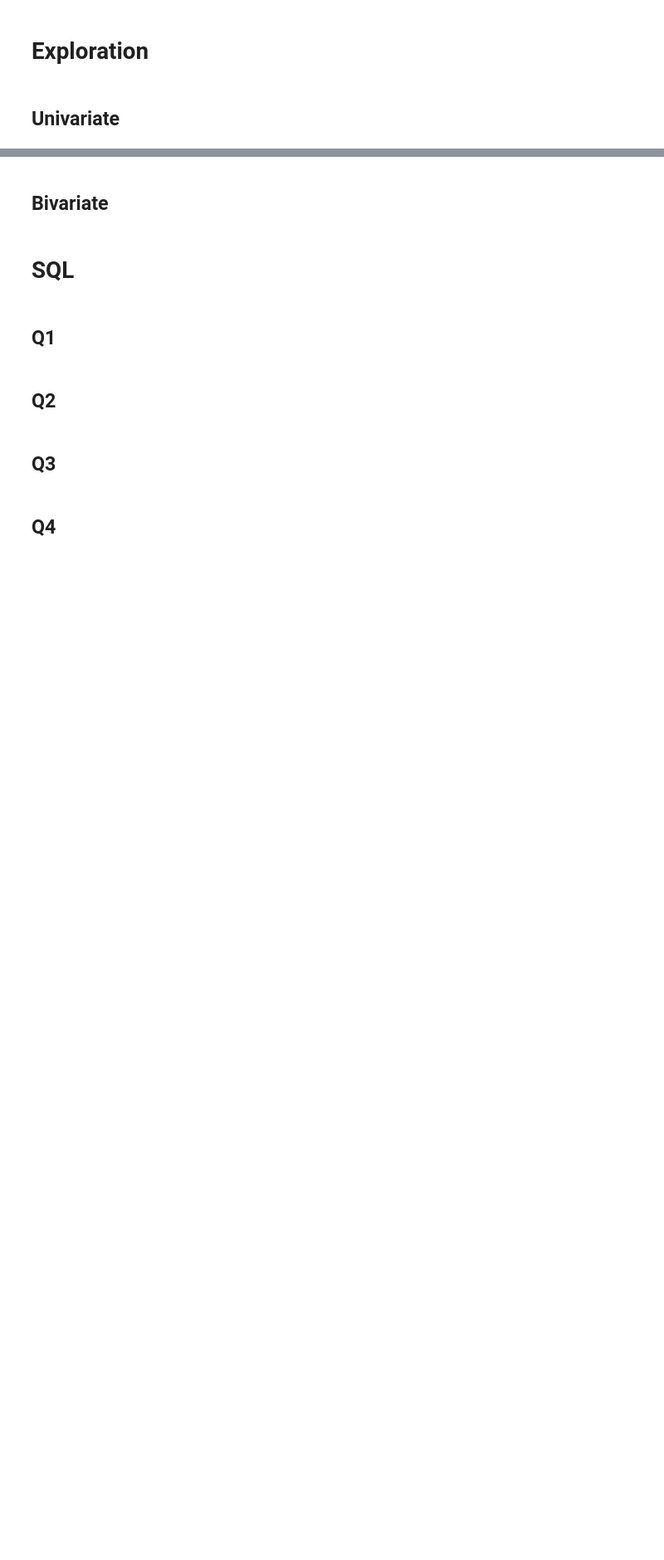
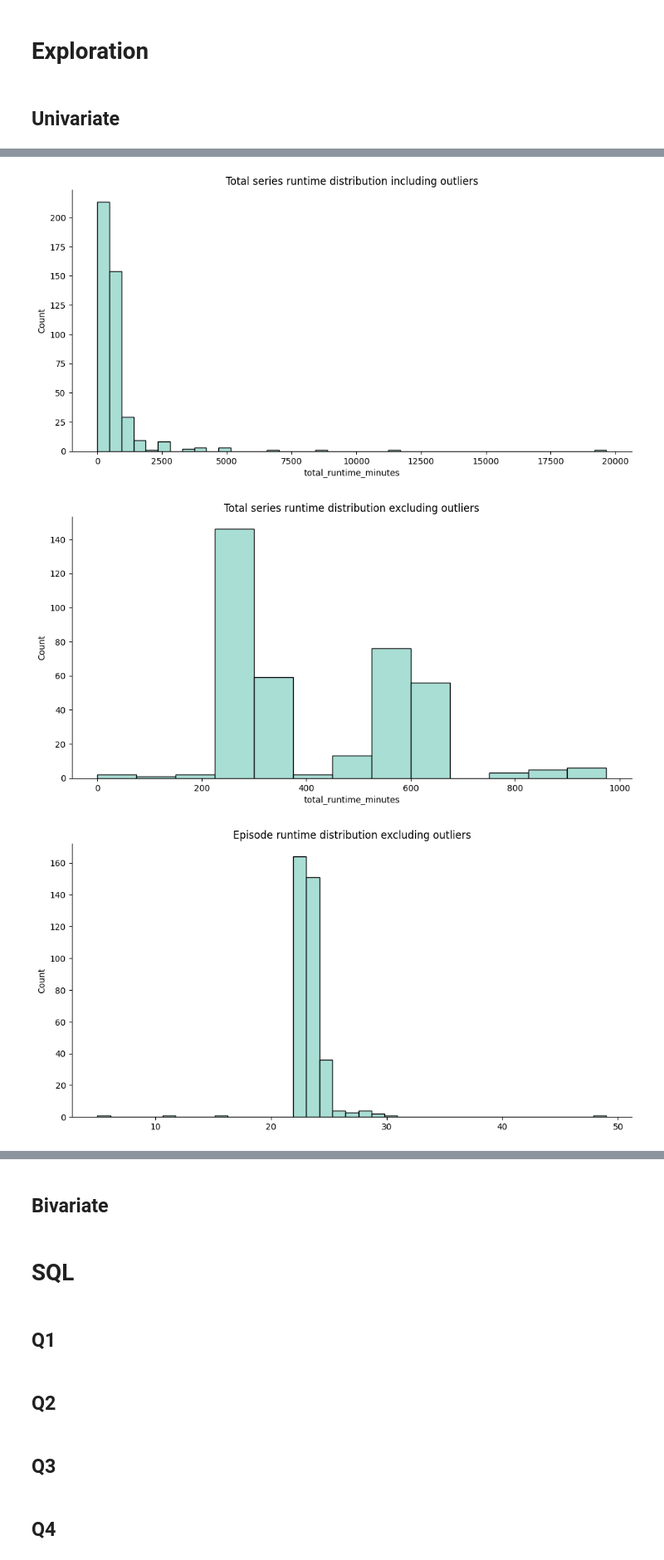
Before and after one commit to Esalsac/project-2-eda-sql, a Jupyter notebook: Week_3_Project.ipynb, the cells around one changed output, grey strips where cells are left out. Shown at 83% size. Drawn from its saved outputs; the diff is of its cells as text; code cells hidden in the pictures; blank space fills up the shorter version.

```diff
--- a/Week_3_Project.ipynb
+++ b/Week_3_Project.ipynb
@@ -351,0 +402,3 @@ df = df[["name"] + [c for c in df.columns if c != "name"]]
+# %%
+df["total_runtime_minutes"] = df["duration"].apply(runtime) * df["episodes"]
+df[["duration","episodes","total_runtime_minutes"]]
@@ -533,0 +607,23 @@ memory usage: 30.1 KB
+# %%
+anime_tv_runtime = anime[anime["type"] == "TV"]
+
+anime_tv_runtime_filtered = iqr_outlier_strip(anime_tv_runtime,"total_runtime_minutes")
+
+sns.displot(anime_tv_runtime["total_runtime_minutes"], height = 5, aspect = 2)
+plt.title("Total series runtime distribution including outliers")
+
+sns.displot(anime_tv_runtime_filtered["total_runtime_minutes"],height = 5, aspect = 2)
+plt.title("Total series runtime distribution excluding outliers")
+
+sns.displot(anime_tv_runtime_filtered["total_runtime_minutes"] / anime_tv_runtime_filtered["episodes"],height = 5, aspect = 2)
+plt.title("Episode runtime distribution excluding outliers")
+
+sns.displot(anime_tv_runtime_filtered["total_runtime_minutes"] / anime_tv_runtime_filtered["episodes"],height = 5, aspect = 2)
+plt.title("Episode runtime distribution excluding outliers")
+plt.xlim(20,35)
+
+plt.show()
+# %% [output]
+[figure, added]
+[figure, added]
+[figure, added]
```
Also changed, not shown: parts of 15 cells of this notebook.
